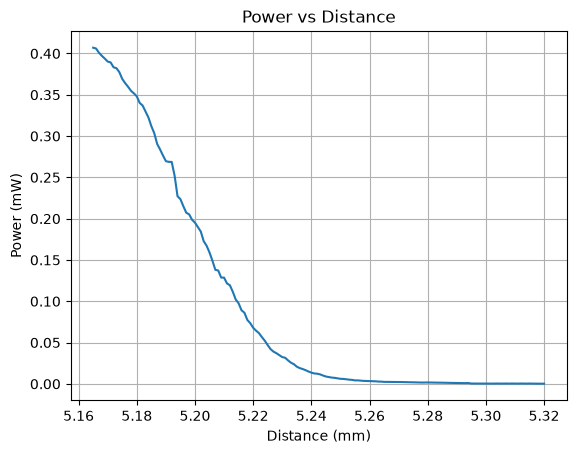
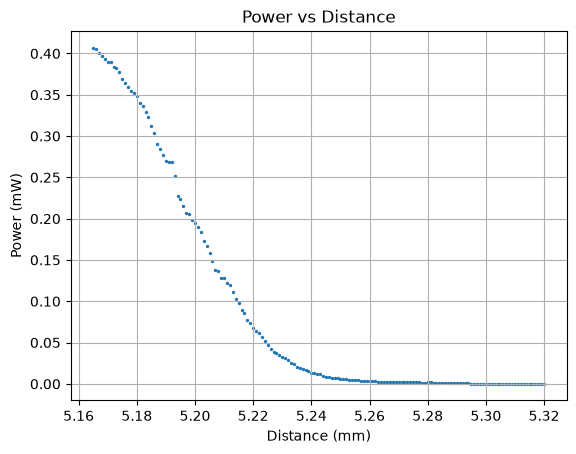
Unified diff of the notebook cell whose output changed from the first chart to the second:
--- before
+++ after
@@ -1,2 +1,11 @@
+plt.scatter(df2_clean['Distance (mm)'], df2_clean['Power (mW)'],s=2)
+
+plt.title('Power vs Distance')
+plt.xlabel('Distance (mm)')
+plt.ylabel('Power (mW)')
+plt.grid(True)
+
+plt.show()
+
 plt.plot(df2_clean['Distance (mm)'], df2_clean['Power (mW)'])
 

Commit: Remove obsolete .blg file, update .pdf file, and enhance .tex document with new signal processing calculations and experimental results for optimizing SHG at 1064 nm using PPLN crystal.